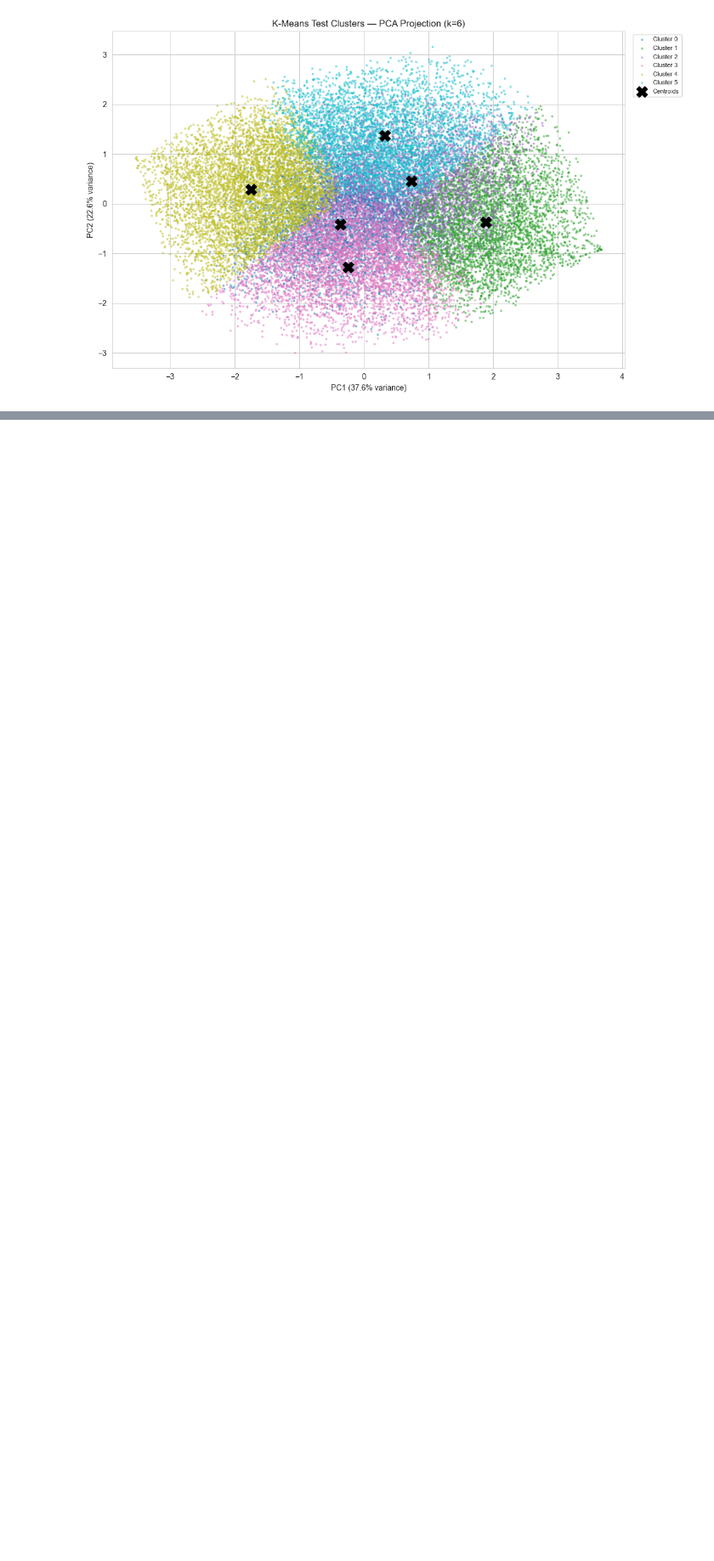
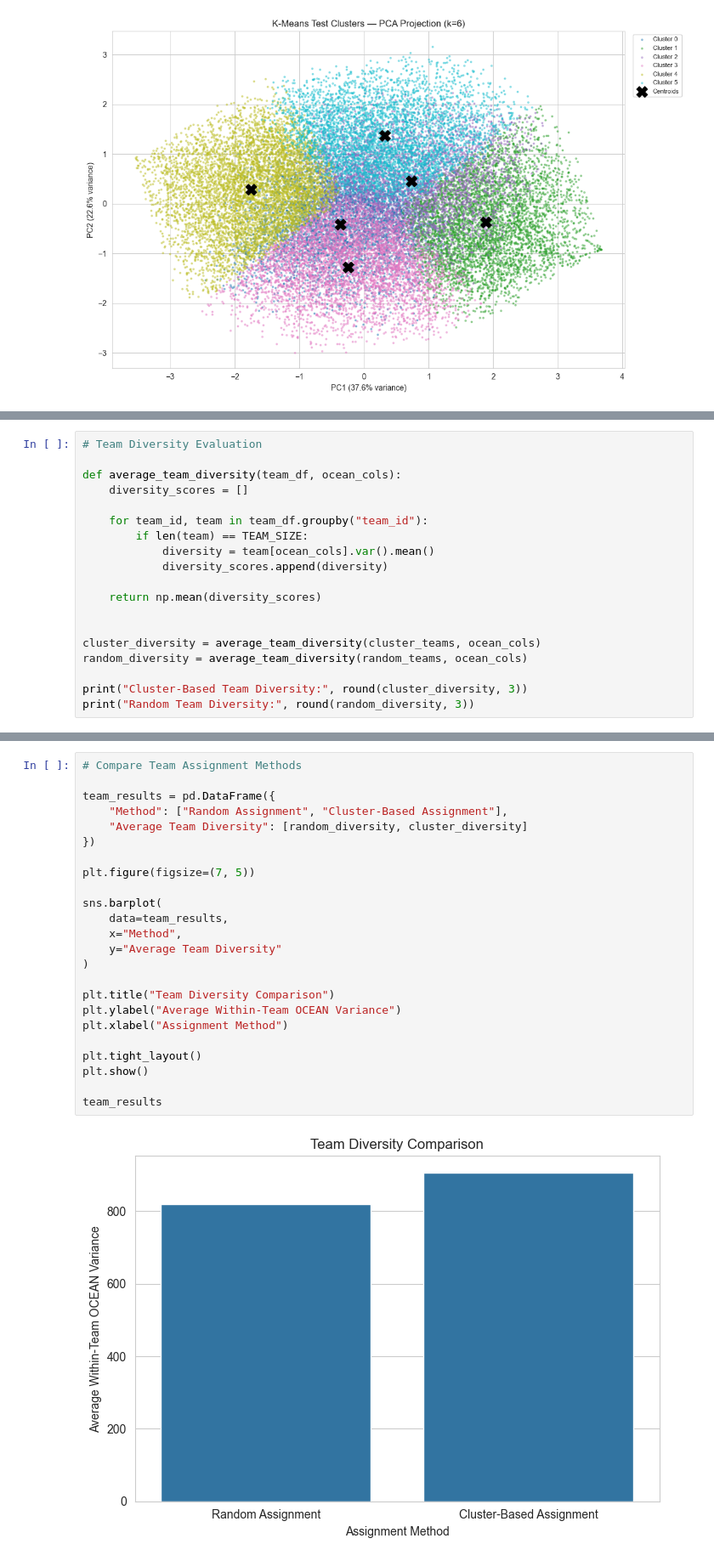
Before and after one commit to joyliu110/ECS-111-Final-Project, a Jupyter notebook: Training.ipynb, the cells around one changed output, grey strips where cells are left out. Shown at 85% size. Drawn from its saved outputs; the diff is of its cells as text; blank space fills up the shorter version.

Commit message:
added optimization team grouping and comparing it to random

```diff
--- a/Training.ipynb
+++ b/Training.ipynb
@@ -327,0 +468,19 @@ plt.show()
+# %%
+# Team Diversity Evaluation
+
+def average_team_diversity(team_df, ocean_cols):
+    diversity_scores = []
+
+    for team_id, team in team_df.groupby("team_id"):
+        if len(team) == TEAM_SIZE:
+            diversity = team[ocean_cols].var().mean()
+            diversity_scores.append(diversity)
+
+    return np.mean(diversity_scores)
+
+
+cluster_diversity = average_team_diversity(cluster_teams, ocean_cols)
+random_diversity = average_team_diversity(random_teams, ocean_cols)
+
+print("Cluster-Based Team Diversity:", round(cluster_diversity, 3))
+print("Random Team Diversity:", round(random_diversity, 3))
@@ -327,0 +490,26 @@ plt.show()
+# %%
+# Compare Team Assignment Methods
+
+team_results = pd.DataFrame({
+    "Method": ["Random Assignment", "Cluster-Based Assignment"],
+    "Average Team Diversity": [random_diversity, cluster_diversity]
+})
+
+plt.figure(figsize=(7, 5))
+
+sns.barplot(
+    data=team_results,
+    x="Method",
+    y="Average Team Diversity"
+)
+
+plt.title("Team Diversity Comparison")
+plt.ylabel("Average Within-Team OCEAN Variance")
+plt.xlabel("Assignment Method")
+
+plt.tight_layout()
+plt.show()
+
+team_results
+# %% [output]
+[figure, added]
```
Also changed, not shown: parts of 9 cells of this notebook.
